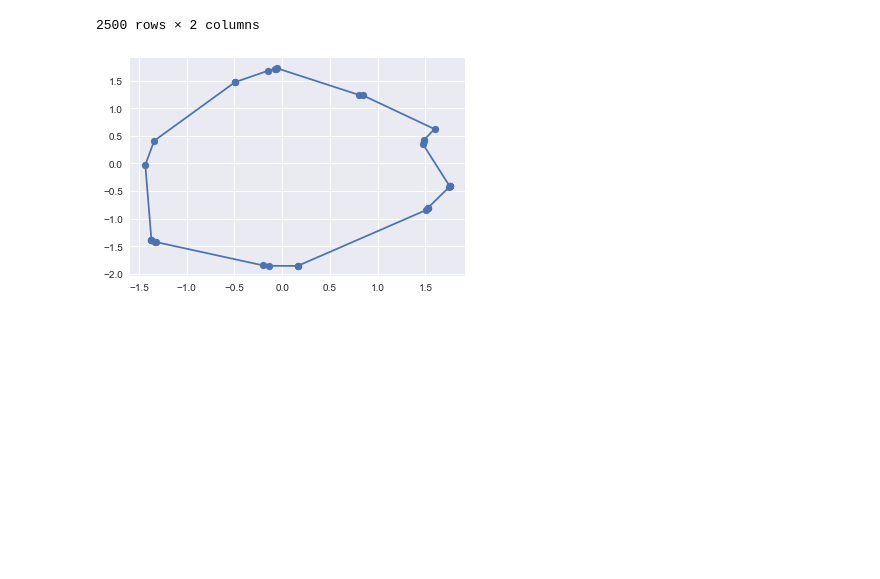
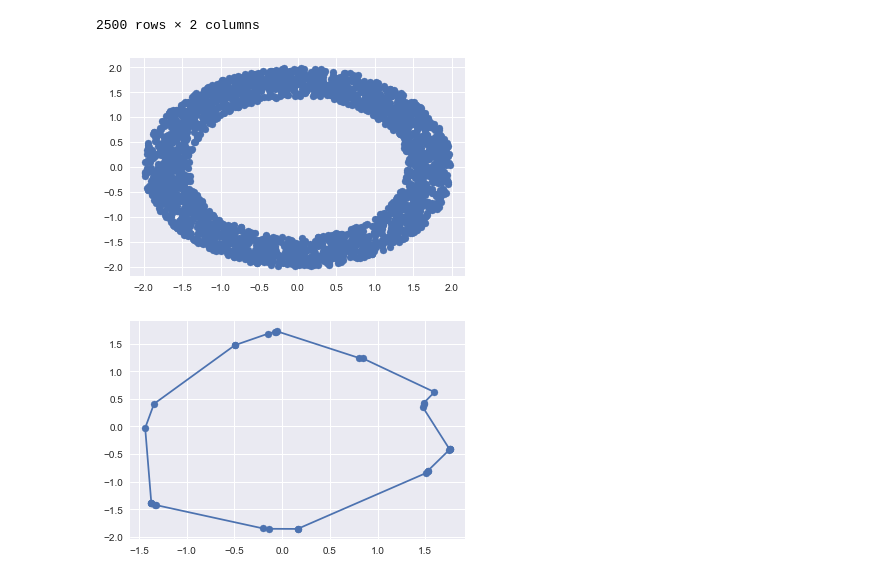
Before and after one commit to Israel0545488592/NeuralComputing2, a Jupyter notebook: Main_program .ipynb, the cells around one changed output. Cells and saved outputs as stored; diff of their text form; code cells hidden in the pictures; blank space fills up the shorter version.

Commit message:
added some extra plots

```diff
--- a/Main_program .ipynb
+++ b/Main_program .ipynb
@@ -181,6 +181,13 @@ DataFrame([data[:, 0], data[:, 1]]).T.rename(columns = {0: 'x', 1:'y'})
 | 2498 | 1.453126 | 0.389720 |
 | 2499 | 1.823864 | -0.603111 |
 2500 rows × 2 columns
+# %%
+# this is what it looks like
+
+plt.scatter(data[:,0], data[:,1])
+plt.show()
+# %% [output]
+[figure, added]
 # %%
 som = SOM((30,), 0.8, 2, np.zeros(2), True)
 som.train(data, 0.002, 3)
```
Also changed, not shown: parts of 3 cells of this notebook, 1 other file.
